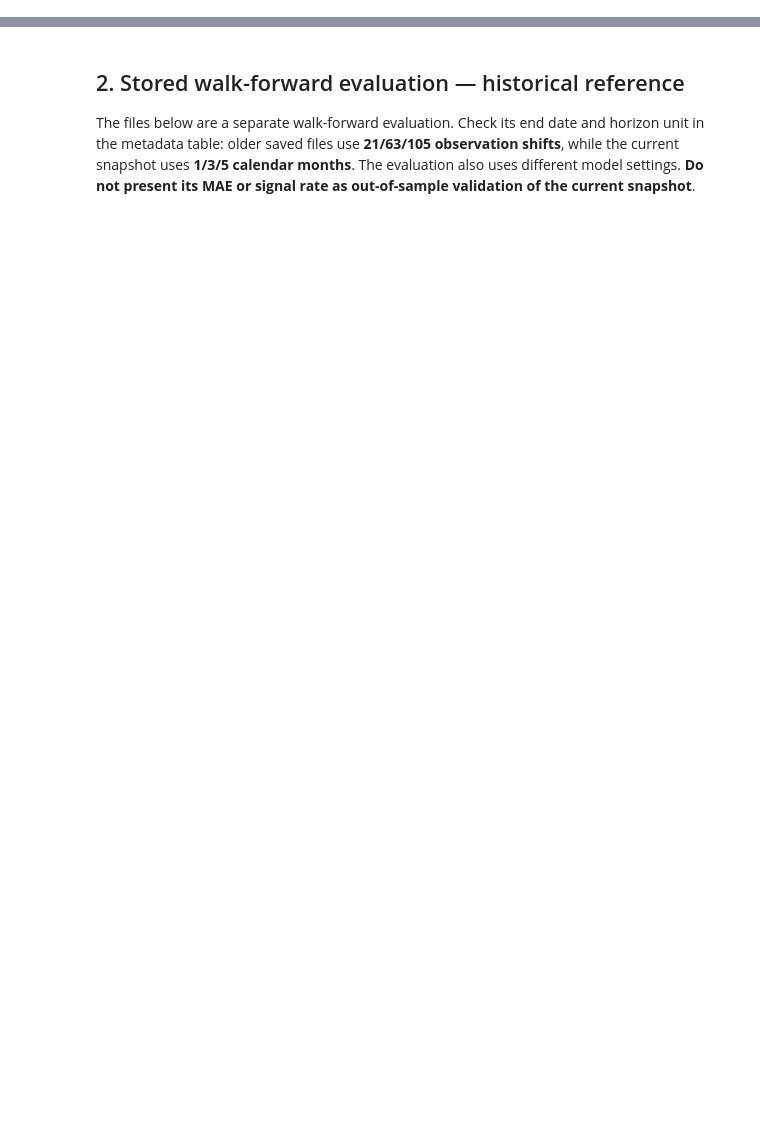
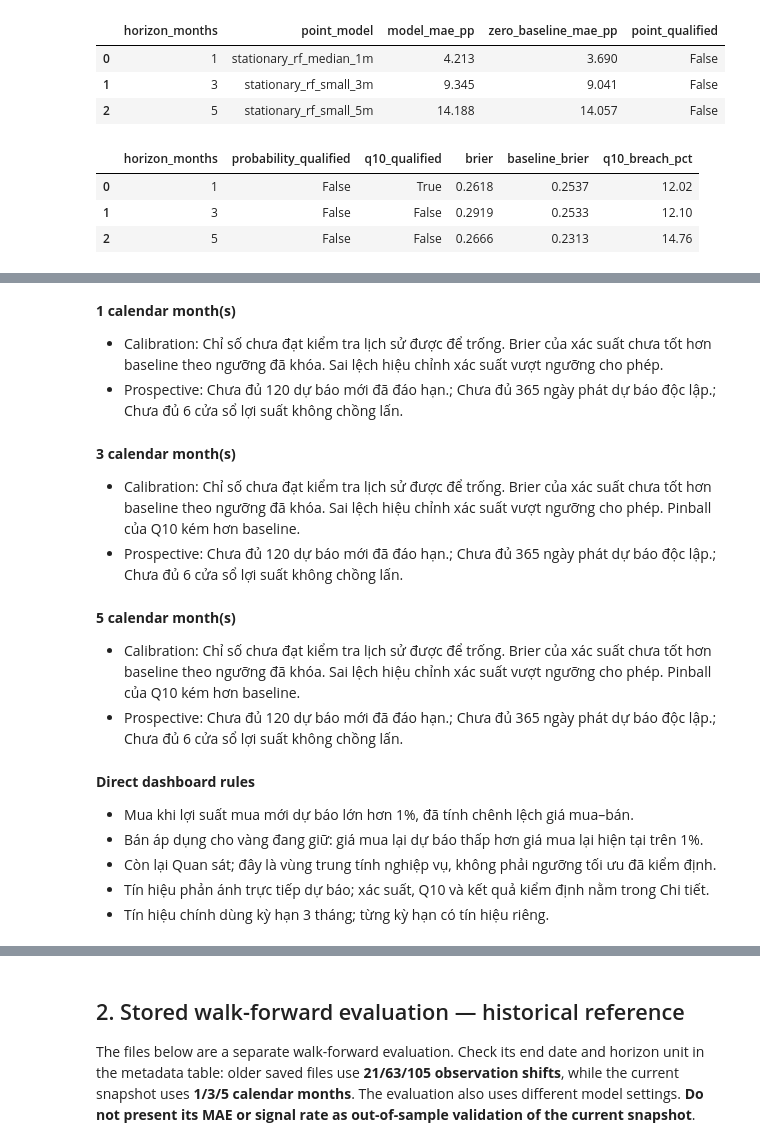
Before and after one commit to phantomexile/Gold-Market-Analysis-in-Viet-Nam, a Jupyter notebook: notebooks/01_eda_and_modeling_decision_support.ipynb, the cells around one changed output, grey strips where cells are left out. Drawn from its saved outputs; the diff is of its cells as text; code cells hidden in the pictures; blank space fills up the shorter version.

```diff
--- a/notebooks/01_eda_and_modeling_decision_support.ipynb
+++ b/notebooks/01_eda_and_modeling_decision_support.ipynb
@@ -143,0 +212,50 @@ display(Markdown(
+# %%
+# Đọc MAE từ đúng snapshot và metadata hiệu chỉnh từ dashboard cùng ngày.
+comparison = snapshot.assign(
+    model_mae_pp=lambda d: (100 * d["point_model_mae"]).round(3),
+    zero_baseline_mae_pp=lambda d: (100 * d["baseline_mae"]).round(3),
+)[["horizon_months", "point_model", "model_mae_pp", "zero_baseline_mae_pp", "point_qualified"]]
+display(comparison)
+
+quality_rows = []
+prospective_rows = []
+report_by_horizon = {int(row["horizon_months"]): row for row in validation_report["horizons"]}
+for h, row in sorted(dashboard_by_horizon.items()):
+    quality = row["calibration_quality"]
+    metrics = quality["metrics"]
+    quality_rows.append({
+        "horizon_months": h,
+        "probability_qualified": quality["probability_qualified"],
+        "q10_qualified": quality["q10_qualified"],
+        "brier": round(metrics["brier"], 4),
+        "baseline_brier": round(metrics["baseline_brier"], 4),
+        "q10_breach_pct": round(100 * metrics["q10_breach_rate"], 2),
+    })
+    report = report_by_horizon[h]
+    prospective_rows.append({
+        "horizon_months": h, "status": report["status"],
+        "validation_start": report["validation_start"],
+        "matured_rows": report["metrics"]["matured_rows"],
+        "nonoverlapping_windows": report["metrics"]["nonoverlapping_windows"],
+        "origin_span_days": report["metrics"]["origin_span_days"],
+    })
+display(pd.DataFrame(quality_rows))
+display(pd.DataFrame(prospective_rows))
+
+# Giữ nguyên lý do tiếng Việt do pipeline cung cấp, không diễn giải thiếu thành đạt.
+for h, row in sorted(dashboard_by_horizon.items()):
+    reasons = '; '.join(report_by_horizon[h]['reasons']) or 'No blocking reasons saved.'
+    display(Markdown(f"**{h} calendar month(s)**\n\n"
+                     f"- Calibration: {row['calibration_note']}\n"
+                     f"- Prospective: {reasons}"))
+display(Markdown("**Direct dashboard rules**\n\n" + "\n".join(
+    f"- {rule}" for rule in dashboard["recommendations"]["rules_explained"])))
+# %% [output]
+|  | horizon_months | point_model | model_mae_pp | zero_baseline_mae_pp | point_qualified |
+| 0 | 1 | stationary_rf_median_1m | 4.213 | 3.690 | False |
+| 1 | 3 | stationary_rf_small_3m | 9.345 | 9.041 | False |
+| 2 | 5 | stationary_rf_small_5m | 14.188 | 14.057 | False |
+|  | horizon_months | probability_qualified | q10_qualified | brier | baseline_brier | q10_breach_pct |
+| 0 | 1 | False | True | 0.2618 | 0.2537 | 12.02 |
+| 1 | 3 | False | False | 0.2919 | 0.2533 | 12.10 |
+| 2 | 5 | False | False | 0.2666 | 0.2313 | 14.76 |
@@ -144,3 +266,22 @@ display(Markdown(
+**1 calendar month(s)**
+
+- Calibration: Chỉ số chưa đạt kiểm tra lịch sử được để trống. Brier của xác suất chưa tốt hơn baseline theo ngưỡng đã khóa. Sai lệch hiệu chỉnh xác suất vượt ngưỡng cho phép.
+- Prospective: Chưa đủ 120 dự báo mới đã đáo hạn.; Chưa đủ 365 ngày phát dự báo độc lập.; Chưa đủ 6 cửa sổ lợi suất không chồng lấn.
+**3 calendar month(s)**
+
+- Calibration: Chỉ số chưa đạt kiểm tra lịch sử được để trống. Brier của xác suất chưa tốt hơn baseline theo ngưỡng đã khóa. Sai lệch hiệu chỉnh xác suất vượt ngưỡng cho phép. Pinball của Q10 kém hơn baseline.
+- Prospective: Chưa đủ 120 dự báo mới đã đáo hạn.; Chưa đủ 365 ngày phát dự báo độc lập.; Chưa đủ 6 cửa sổ lợi suất không chồng lấn.
+**5 calendar month(s)**
+
+- Calibration: Chỉ số chưa đạt kiểm tra lịch sử được để trống. Brier của xác suất chưa tốt hơn baseline theo ngưỡng đã khóa. Sai lệch hiệu chỉnh xác suất vượt ngưỡng cho phép. Pinball của Q10 kém hơn baseline.
+- Prospective: Chưa đủ 120 dự báo mới đã đáo hạn.; Chưa đủ 365 ngày phát dự báo độc lập.; Chưa đủ 6 cửa sổ lợi suất không chồng lấn.
+**Direct dashboard rules**
+
+- Mua khi lợi suất mua mới dự báo lớn hơn 1%, đã tính chênh lệch giá mua–bán.
+- Bán áp dụng cho vàng đang giữ: giá mua lại dự báo thấp hơn giá mua lại hiện tại trên 1%.
+- Còn lại Quan sát; đây là vùng trung tính nghiệp vụ, không phải ngưỡng tối ưu đã kiểm định.
+- Tín hiệu phản ánh trực tiếp dự báo; xác suất, Q10 và kết quả kiểm định nằm trong Chi tiết.
+- Tín hiệu chính dùng kỳ hạn 3 tháng; từng kỳ hạn có tín hiệu riêng.
 # %%
 # So sánh một năm gần nhất để biểu đồ dài hạn không che mất diễn biến mới.
 recent = model_frame.loc[model_frame["date"] >= latest_row["date"] - pd.Timedelta(days=365)].set_index("date")
```
Also changed, not shown: parts of 23 cells of this notebook, 31 other files.
